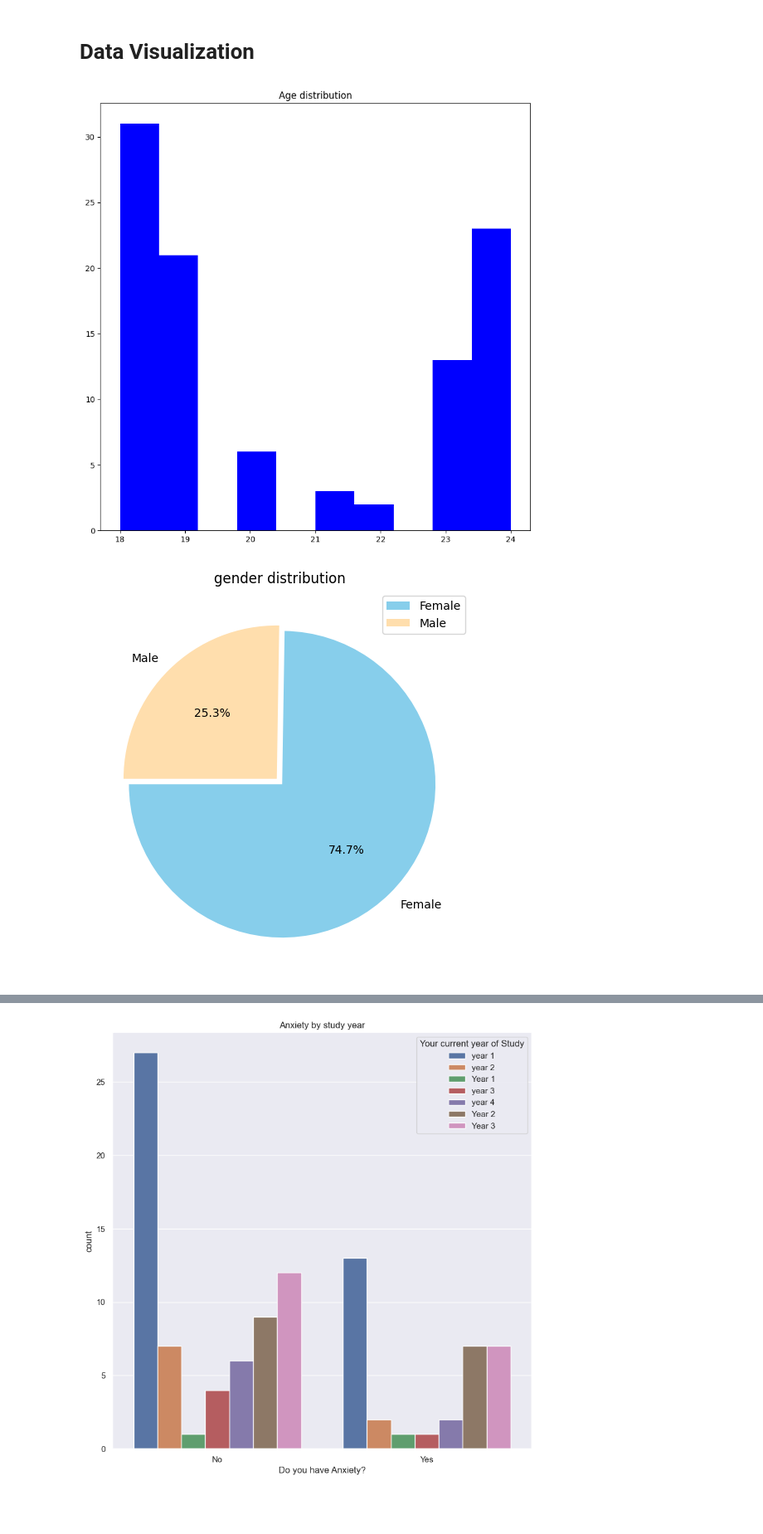
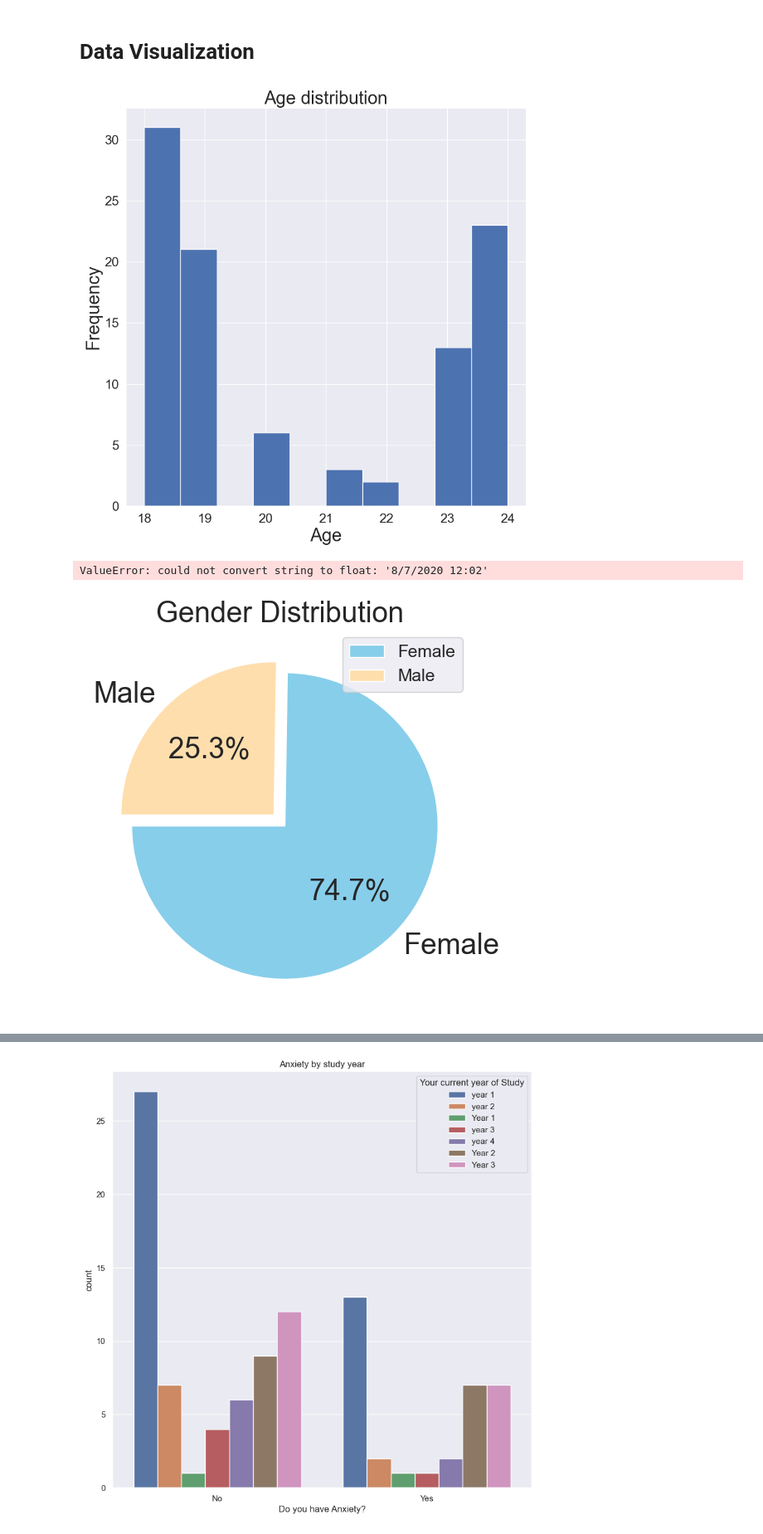
Before and after one commit to isolent/Data-Mining-Student-Mental-Health, a Jupyter notebook: student-mental-health-data-analysis.ipynb, the cells around one changed output, grey strips where cells are left out. Shown: that part at 83% size. Cells and saved outputs as stored; diff of their text form; code cells hidden in the pictures; blank space fills up the shorter version.

Commit message:
corr mx

```diff
--- a/student-mental-health-data-analysis.ipynb
+++ b/student-mental-health-data-analysis.ipynb
@@ -100,19 +100,47 @@ dtype: int64
 # %% [markdown]
 # Data Visualization
 # %%
-plt.figure(figsize=(10,10))
-plt.hist(df['Age'],color='b')
-plt.title("Age distribution");
+
+plt.figure(figsize=(10, 10))
+plt.hist(df['Age'], color='b')
+plt.title("Age distribution", fontsize=25)
+plt.xlabel("Age", fontsize=25)
+plt.ylabel("Frequency", fontsize=25)
+
+plt.xticks(fontsize=18)
+plt.yticks(fontsize=18)
+
+plt.show()
 # %% [output]
-[figure, old version]
+[figure, new version]
+# %%
+import pandas as pd
+import seaborn as sn
+import matplotlib.pyplot as plt
+
+
+corr_matrix = df.corr()
+sn.heatmap(corr_matrix, annot=True)
+plt.show()
+# %% [output]
+ValueError: could not convert string to float: '8/7/2020 12:02'
 # %%
 df.rename(columns = {'Choose your gender': 'gender'}, inplace = True)
 # %%
-plt.figure(figsize=(12,6))
-plt.title("gender distribution")
-g = plt.pie(df.gender.value_counts(), explode=(0.025,0.025), labels=df.gender.value_counts().index, colors=['skyblue','navajowhite'],autopct='%1.1f%%', startangle=180);
-plt.legend()
+from matplotlib.font_manager import FontProperties
+import matplotlib.pyplot as plt
+
+plt.figure(figsize=(12, 6))
+plt.title("Gender Distribution", fontsize=25)
+
+g = plt.pie(df['gender'].value_counts(), explode=(0.05, 0.05), labels=df['gender'].value_counts().index,
+            colors=['skyblue', 'navajowhite'], autopct='%1.1f%%', startangle=180, textprops={'fontsize': 25})
+
+fontprops = FontProperties()
+fontprops.set_size(15)
+plt.legend(prop=fontprops)
+
 plt.show()
 # %% [output]
-[figure, old version]
+[figure, new version]
 # %%
```
Also changed, not shown: parts of 13 cells of this notebook.
